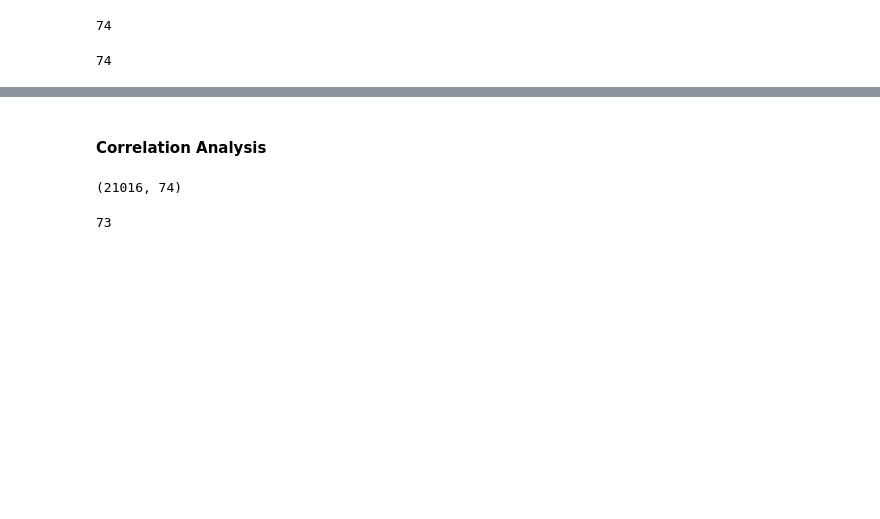
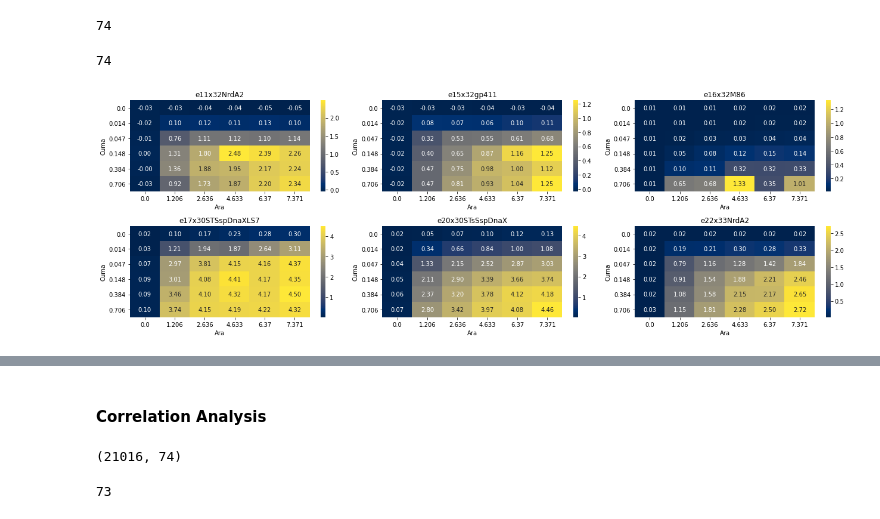
Before and after one commit to rmardian/intein-based-circuits, a Jupyter notebook: AND Gates Screening - Full.ipynb, the cells around one changed output, grey strips where cells are left out. Saved outputs shown, nothing was run; the diff lists cells and outputs as text; code cells hidden in the pictures; blank space fills up the shorter version.

```diff
--- a/AND Gates Screening - Full.ipynb
+++ b/AND Gates Screening - Full.ipynb
@@ -287,3 +286,7 @@ colormeshes_ = [i for i in colormeshes if i[4] in r2s]
 len(colormeshes_)
 # %% [output]
 74
+# %%
+plot_heatmap(heatmaps[:6])
+# %% [output]
+[figure, added]
```
Also changed, not shown: parts of 2 cells of this notebook, 11 other files.
